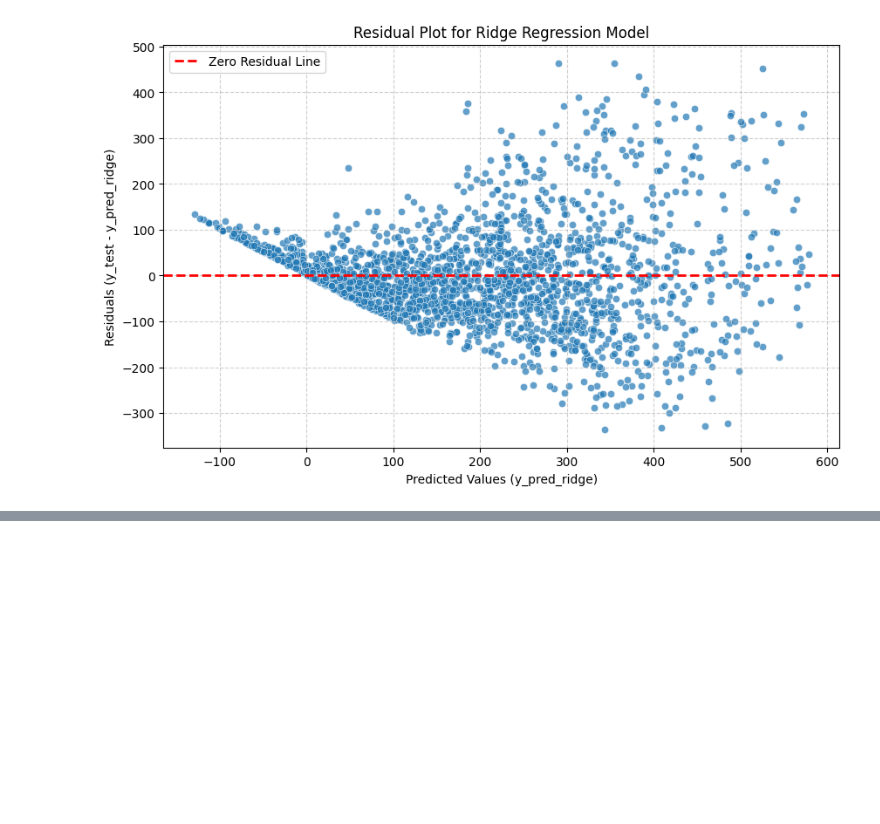
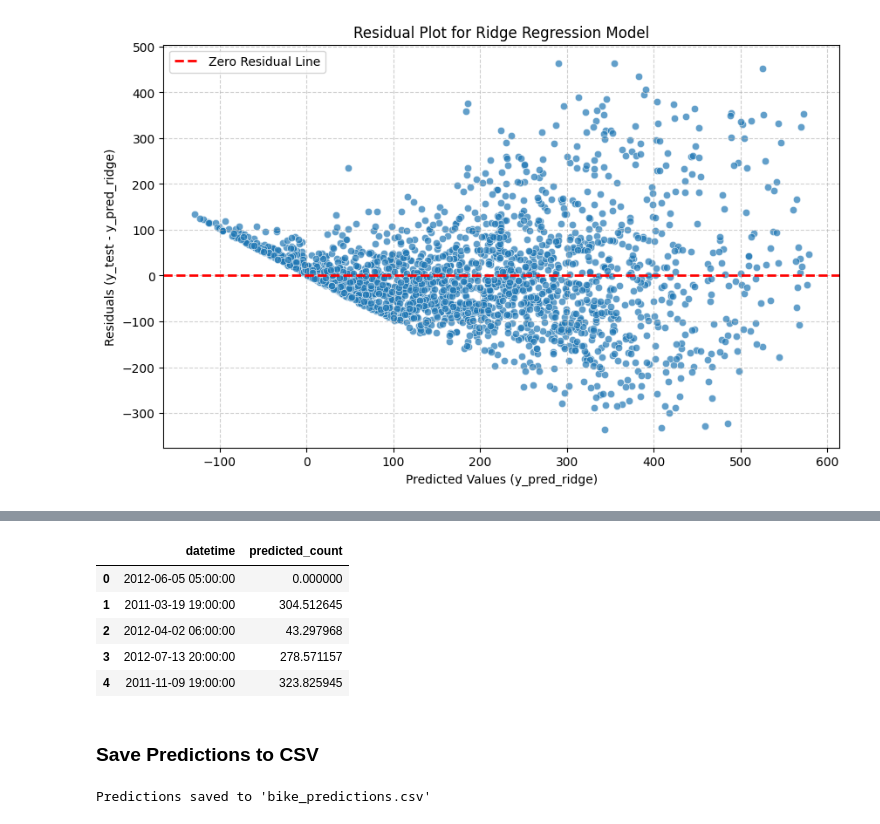
Before and after one commit to shashisingh0015/bits, a Jupyter notebook: Sem-1/ML/Assignment-1/Bike_Sharing_Predict.ipynb, the cells around one changed output, grey strips where cells are left out. Saved outputs shown, nothing was run; the diff lists cells and outputs as text; code cells hidden in the pictures; blank space fills up the shorter version.

```diff
--- a/Sem-1/ML/Assignment-1/Bike_Sharing_Predict.ipynb
+++ b/Sem-1/ML/Assignment-1/Bike_Sharing_Predict.ipynb
@@ -23,8 +73,8 @@ Preparation of data for the linear regression model by defining the features (X)
 from sklearn.model_selection import train_test_split
 
 # Define features (X) and target (y)
-X = data_set[['hour', 'weekday', 'month', 'season', 'holiday', 'workingday', 'weather', 'temp', 'atemp', 'humidity', 'windspeed']]
-y = data_set['count']
+X = input_data_set[['hour', 'weekday', 'month', 'season', 'holiday', 'workingday', 'weather', 'temp', 'atemp', 'humidity', 'windspeed']]
+y = input_data_set['count']
 
 # Split the data into training and testing sets (80% train, 20% test)
 X_train, X_test, y_train, y_test = train_test_split(X, y, test_size=0.2, random_state=42)
@@ -274,0 +410,32 @@ plt.show()
+# %%
+# Predict 'count' using the Ridge model
+# Ridge model showed good balance between bias and variance and better RMSLE on test data.
+y_pred_final = ridge_model.predict(X_test_new_encoded)
+
+# Ensure predicted counts are non-negative
+y_pred_final[y_pred_final < 0] = 0
+
+# Create a DataFrame with datetime and predicted count
+predictions_df = pd.DataFrame({
+    'datetime': data_test_set['datetime'],
+    'predicted_count': y_pred_final
+})
+
+# Display the first few rows of the predictions
+display(predictions_df.head())
+# %% [output]
+|  | datetime | predicted_count |
+| 0 | 2012-06-05 05:00:00 | 0.000000 |
+| 1 | 2011-03-19 19:00:00 | 304.512645 |
+| 2 | 2012-04-02 06:00:00 | 43.297968 |
+| 3 | 2012-07-13 20:00:00 | 278.571157 |
+| 4 | 2011-11-09 19:00:00 | 323.825945 |
+# %% [markdown]
+### Save Predictions to CSV
+# %%
+# Save the predictions DataFrame to a CSV file
+predictions_df.to_csv('/content/drive/MyDrive/Bits/ML/Lab-1/Assignment/bike_predictions.csv', index=False)
+
+print("Predictions saved to 'bike_predictions.csv'")
+# %% [output]
+Predictions saved to 'bike_predictions.csv'
```
Also changed, not shown: parts of 17 cells of this notebook.
